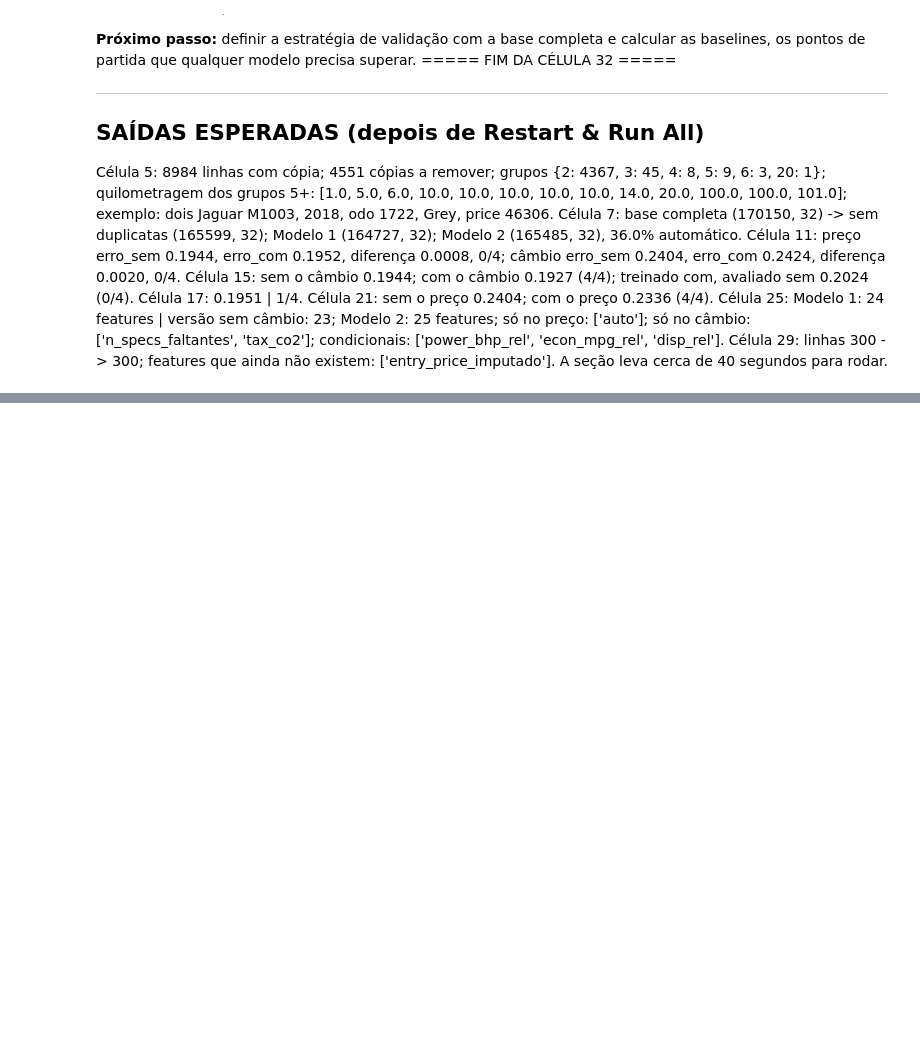
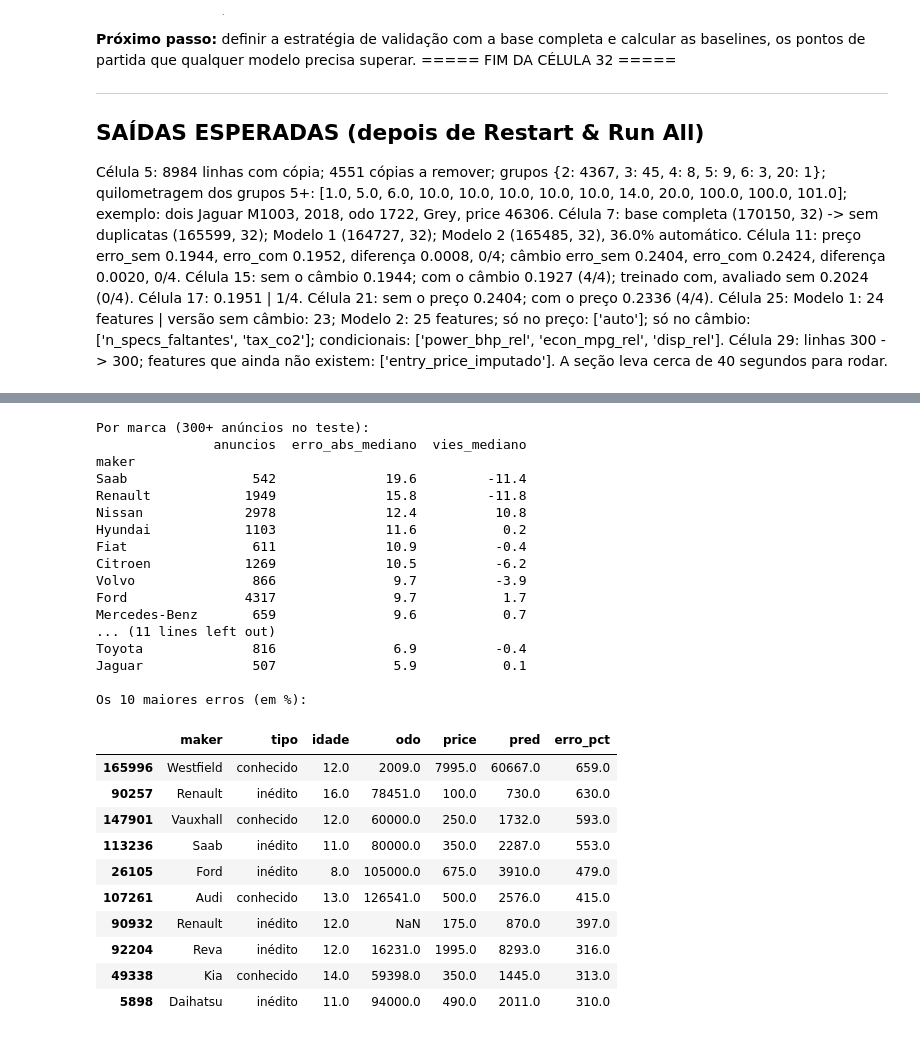
Before and after one commit to antoniosdiass-coder/projeto1, a Jupyter notebook: projeto1.ipynb, the cells around one changed output, grey strips where cells are left out. Cells and saved outputs as stored; diff of their text form; code cells hidden in the pictures; blank space fills up the shorter version.

```diff
--- a/projeto1.ipynb
+++ b/projeto1.ipynb
@@ -1928,0 +2465,38 @@ A seção leva cerca de 40 segundos para rodar.
+# %%
+# Marcas com pelo menos 300 anúncios no teste, da que o modelo mais erra para a que menos erra
+por_marca = tabela_erro(erros, "maker")
+print("Por marca (300+ anúncios no teste):")
+print(por_marca[por_marca["anuncios"] >= 300].sort_values("erro_abs_mediano", ascending=False), "\n")
+
+print("Os 10 maiores erros (em %):")
+erros.sort_values("erro_abs_pct", ascending=False).head(10)[
+    ["maker", "tipo", "idade", "odo", "price", "pred", "erro_pct"]].round(0)
+# %% [output]
+Por marca (300+ anúncios no teste):
+               anuncios  erro_abs_mediano  vies_mediano
+maker
+Saab                542              19.6         -11.4
+Renault            1949              15.8         -11.8
+Nissan             2978              12.4          10.8
+Hyundai            1103              11.6           0.2
+Fiat                611              10.9          -0.4
+Citroen            1269              10.5          -6.2
+Volvo               866               9.7          -3.9
+Ford               4317               9.7           1.7
+Mercedes-Benz       659               9.6           0.7
+... (11 lines left out)
+Toyota              816               6.9          -0.4
+Jaguar              507               5.9           0.1
+
+Os 10 maiores erros (em %):
+|  | maker | tipo | idade | odo | price | pred | erro_pct |
+| 165996 | Westfield | conhecido | 12.0 | 2009.0 | 7995.0 | 60667.0 | 659.0 |
+| 90257 | Renault | inédito | 16.0 | 78451.0 | 100.0 | 730.0 | 630.0 |
+| 147901 | Vauxhall | conhecido | 12.0 | 60000.0 | 250.0 | 1732.0 | 593.0 |
+| 113236 | Saab | inédito | 11.0 | 80000.0 | 350.0 | 2287.0 | 553.0 |
+| 26105 | Ford | inédito | 8.0 | 105000.0 | 675.0 | 3910.0 | 479.0 |
+| 107261 | Audi | conhecido | 13.0 | 126541.0 | 500.0 | 2576.0 | 415.0 |
+| 90932 | Renault | inédito | 12.0 | NaN | 175.0 | 870.0 | 397.0 |
+| 92204 | Reva | inédito | 12.0 | 16231.0 | 1995.0 | 8293.0 | 316.0 |
+| 49338 | Kia | conhecido | 14.0 | 59398.0 | 350.0 | 1445.0 | 313.0 |
+| 5898 | Daihatsu | inédito | 11.0 | 94000.0 | 490.0 | 2011.0 | 310.0 |
```
Also changed, not shown: parts of 46 cells of this notebook.
